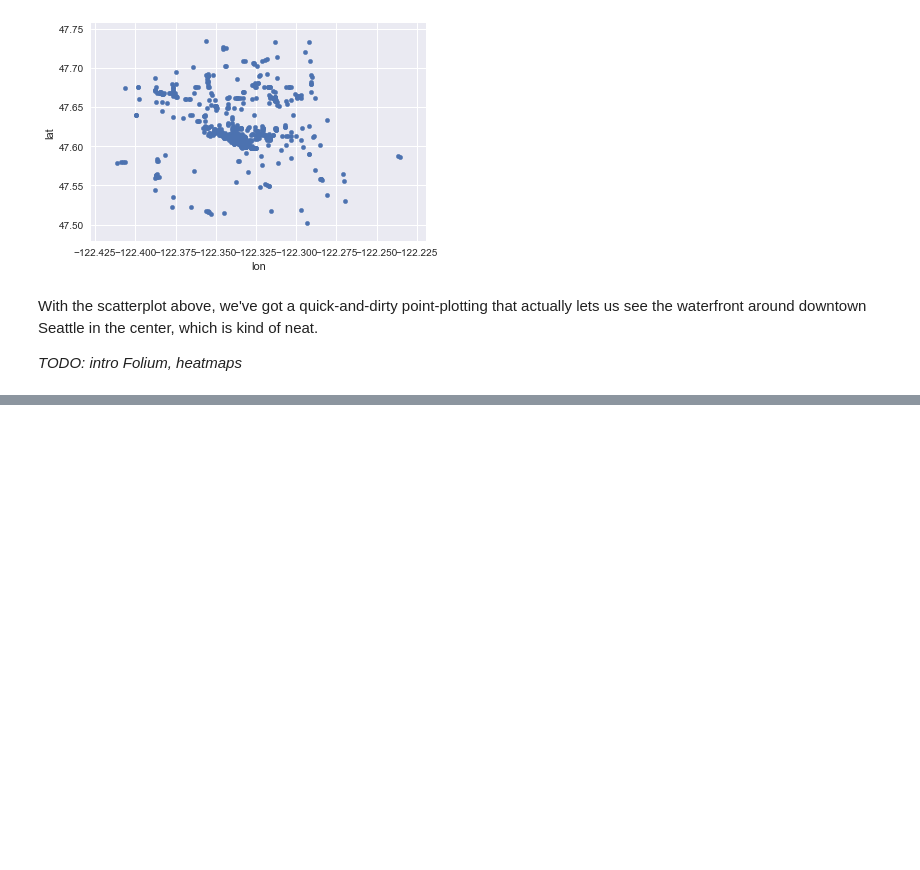
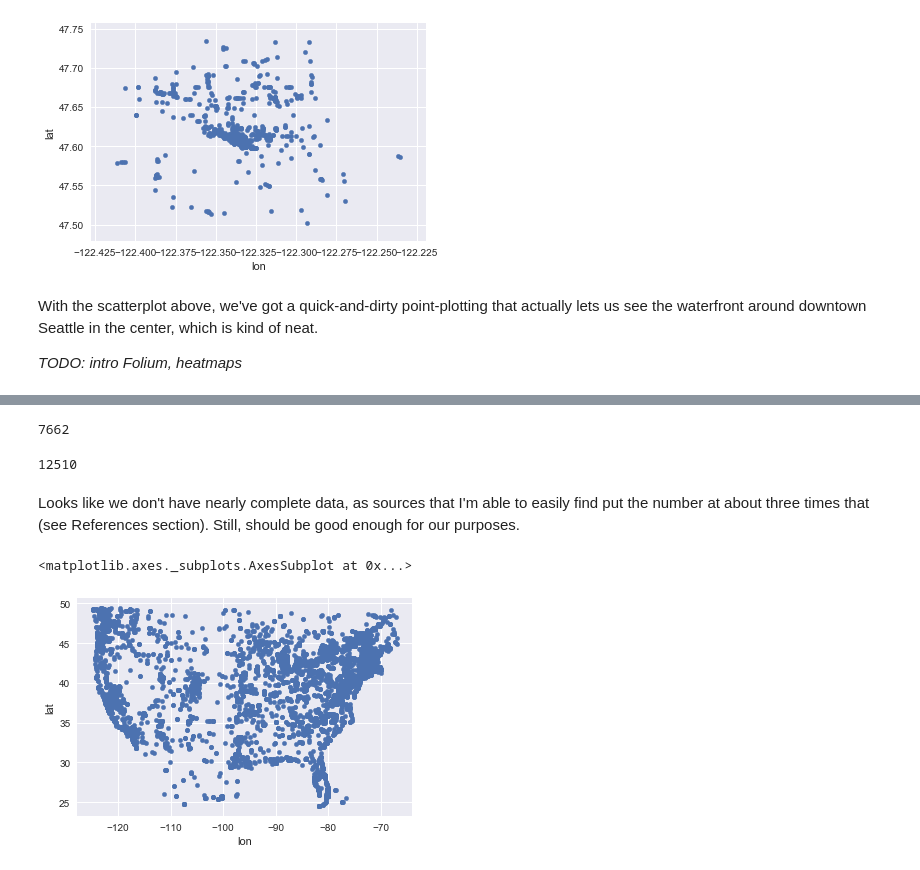
Before and after one commit to dovinmu/python-viz-notebooks, a Jupyter notebook: heatmaps.ipynb, the cells around one changed output, grey strips where cells are left out. Saved outputs shown, nothing was run; the diff lists cells and outputs as text; code cells hidden in the pictures; blank space fills up the shorter version.

Commit message:
Heatmap for whole US

```diff
--- a/heatmaps.ipynb
+++ b/heatmaps.ipynb
@@ -68,0 +71,12 @@ _TODO: talk about some of the parameters
+# %%
+import json
+lines = ""
+with open('cafes_us_OSM.geojson', encoding='utf-8') as f:
+    result = json.loads(f.read())
+# %%
+cafes = []
+for feature in result['features']:
+    if 'name' in feature['properties']:
+        cafes.append((feature['properties']['name'], *feature['geometry']['coordinates']))
+us_cafes = DataFrame.from_records(sorted(cafes), columns=["name", "lon", "lat"])
+us_cafes
@@ -68,0 +102,4 @@ _TODO: talk about some of the parameters
+# %%
+us_cafes['count'] = 1
+us_cafes_counted = us_cafes.groupby("name")['count'].count().sort_values(ascending=False)
+us_cafes_counted[:50]
@@ -68,0 +143,15 @@ _TODO: talk about some of the parameters
+# %%
+len(us_cafes[us_cafes.name.isin(chains)])
+# %% [output]
+7662
+# %%
+len(us_cafes[~us_cafes.name.isin(chains)])
+# %% [output]
+12510
+# %% [markdown]
+Looks like we don't have nearly complete data, as sources that I'm able to easily find put the number at about three times that (see References section). Still, should be good enough for our purposes.
+# %%
+us_cafes.plot.scatter(x='lon', y='lat')
+# %% [output]
+<matplotlib.axes._subplots.AxesSubplot at 0x...>
+[figure, added]
```
Also changed, not shown: parts of 6 cells of this notebook.
